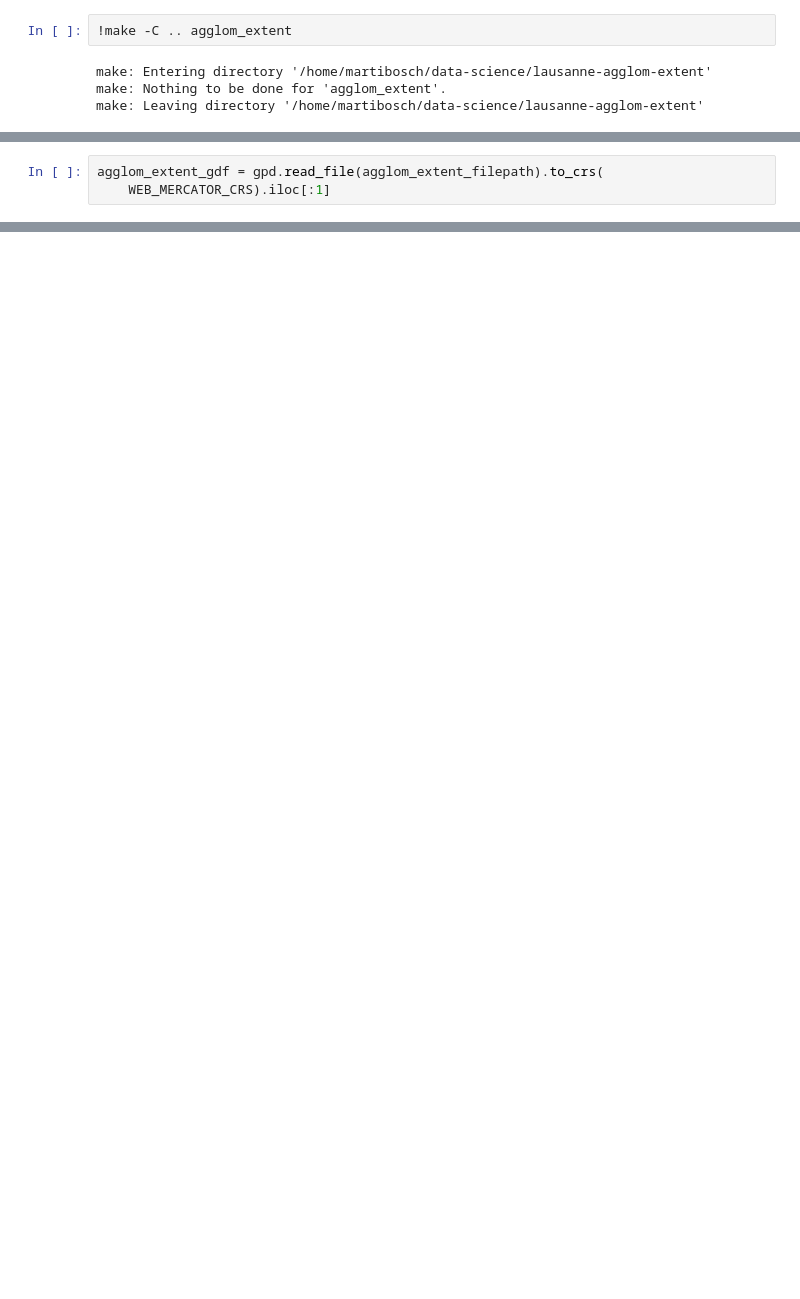
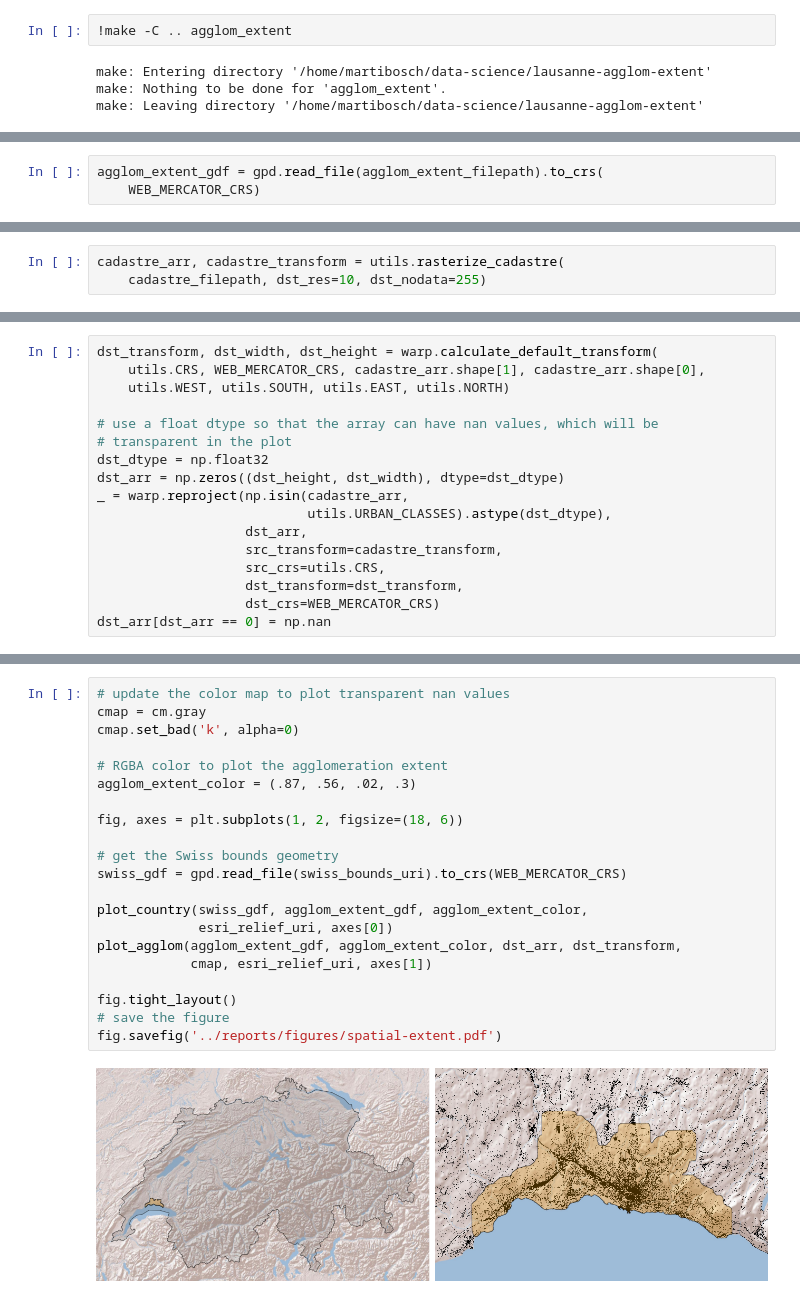
Before and after one commit to martibosch/lausanne-agglom-extent, a Jupyter notebook: notebooks/agglom-extent-plot.ipynb, the cells around one changed output, grey strips where cells are left out. Cells and saved outputs as stored; diff of their text form; blank space fills up the shorter version.

Commit message:
DRY code/utils, updated to a more "chad" notebook and figure

```diff
--- a/notebooks/agglom-extent-plot.ipynb
+++ b/notebooks/agglom-extent-plot.ipynb
@@ -16,3 +28,3 @@ The obtained shapefile consists of two polygons, i.e., the agglomeration extent
 # %%
 agglom_extent_gdf = gpd.read_file(agglom_extent_filepath).to_crs(
-    WEB_MERCATOR_CRS).iloc[:1]
+    WEB_MERCATOR_CRS)
@@ -28,0 +33,3 @@ ax.get_figure().savefig('../reports/figures/agglom-extent.png',
+# %%
+cadastre_arr, cadastre_transform = utils.rasterize_cadastre(
+    cadastre_filepath, dst_res=10, dst_nodata=255)
@@ -28,0 +38,17 @@ ax.get_figure().savefig('../reports/figures/agglom-extent.png',
+# %%
+dst_transform, dst_width, dst_height = warp.calculate_default_transform(
+    utils.CRS, WEB_MERCATOR_CRS, cadastre_arr.shape[1], cadastre_arr.shape[0],
+    utils.WEST, utils.SOUTH, utils.EAST, utils.NORTH)
+
+# use a float dtype so that the array can have nan values, which will be
+# transparent in the plot
+dst_dtype = np.float32
+dst_arr = np.zeros((dst_height, dst_width), dtype=dst_dtype)
+_ = warp.reproject(np.isin(cadastre_arr,
+                           utils.URBAN_CLASSES).astype(dst_dtype),
+                   dst_arr,
+                   src_transform=cadastre_transform,
+                   src_crs=utils.CRS,
+                   dst_transform=dst_transform,
+                   dst_crs=WEB_MERCATOR_CRS)
+dst_arr[dst_arr == 0] = np.nan
@@ -28,0 +84,23 @@ ax.get_figure().savefig('../reports/figures/agglom-extent.png',
+# %%
+# update the color map to plot transparent nan values
+cmap = cm.gray
+cmap.set_bad('k', alpha=0)
+
+# RGBA color to plot the agglomeration extent
+agglom_extent_color = (.87, .56, .02, .3)
+
+fig, axes = plt.subplots(1, 2, figsize=(18, 6))
+
+# get the Swiss bounds geometry
+swiss_gdf = gpd.read_file(swiss_bounds_uri).to_crs(WEB_MERCATOR_CRS)
+
+plot_country(swiss_gdf, agglom_extent_gdf, agglom_extent_color,
+             esri_relief_uri, axes[0])
+plot_agglom(agglom_extent_gdf, agglom_extent_color, dst_arr, dst_transform,
+            cmap, esri_relief_uri, axes[1])
+
+fig.tight_layout()
+# save the figure
+fig.savefig('../reports/figures/spatial-extent.pdf')
+# %% [output]
+[figure, added]
```
Also changed, not shown: parts of 12 cells of this notebook, 6 other files.
